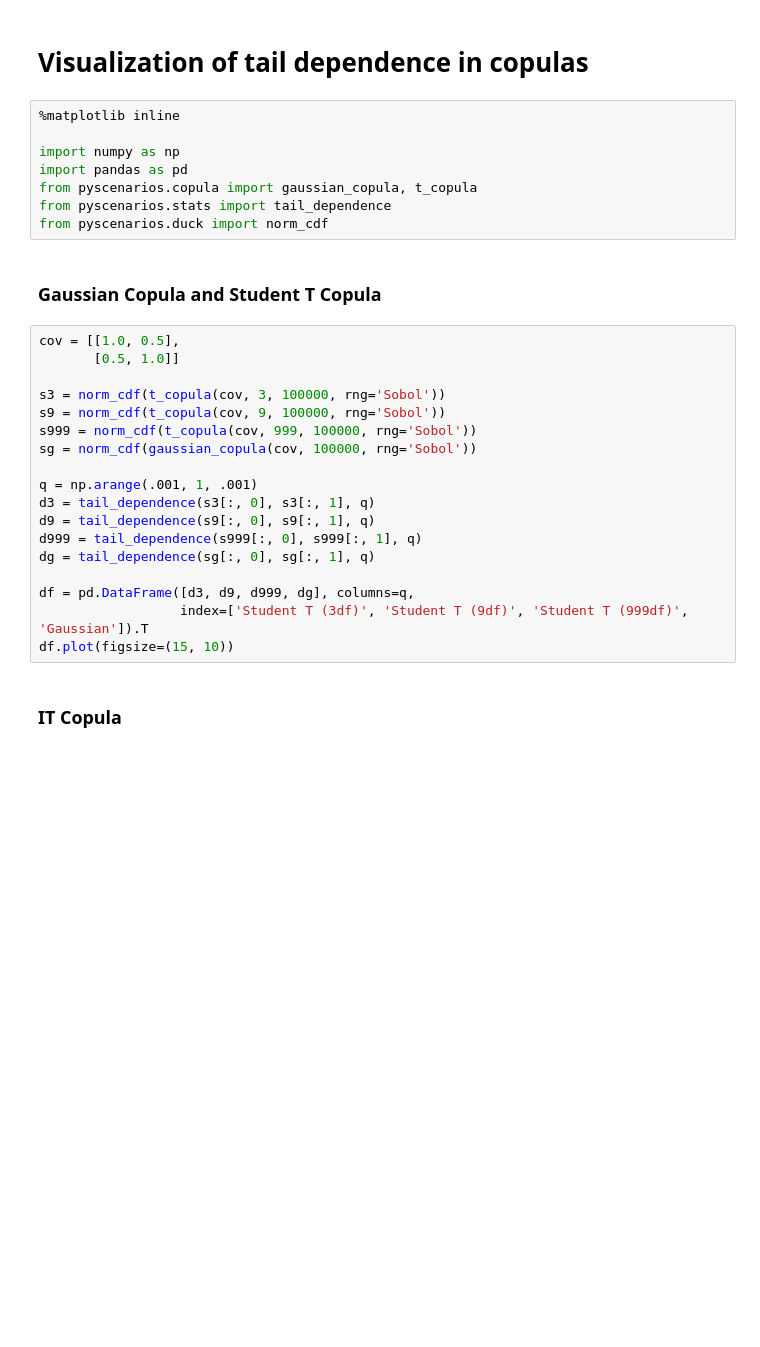
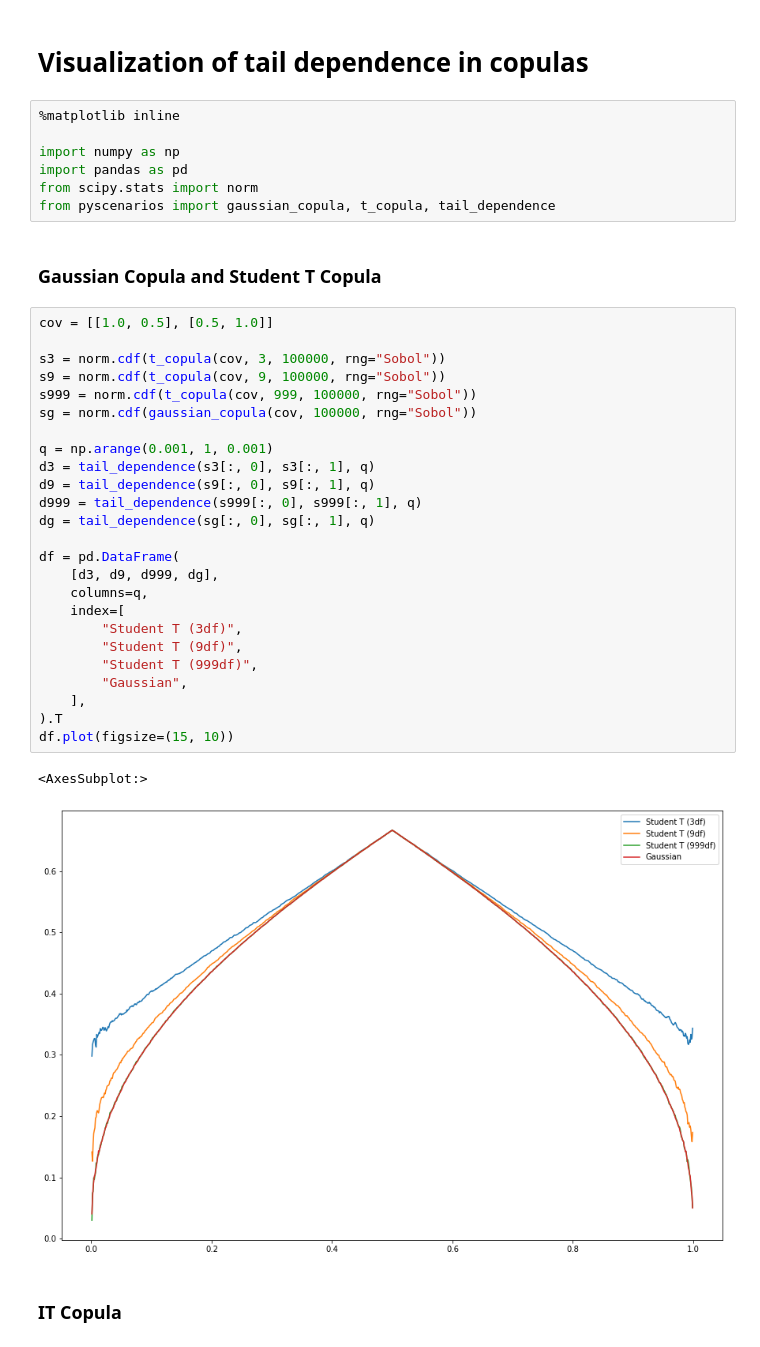
Before and after one commit to crusaderky/pyscenarios, a Jupyter notebook: notebooks/tail_dependence.ipynb, the cells around one changed output. Drawn from its saved outputs; the diff is of its cells as text; blank space fills up the shorter version.

```diff
--- a/notebooks/tail_dependence.ipynb
+++ b/notebooks/tail_dependence.ipynb
@@ -5,29 +5,38 @@
 
 import numpy as np
 import pandas as pd
-from pyscenarios.copula import gaussian_copula, t_copula
-from pyscenarios.stats import tail_dependence
-from pyscenarios.duck import norm_cdf
+from scipy.stats import norm
+from pyscenarios import gaussian_copula, t_copula, tail_dependence
 # %% [markdown]
 ### Gaussian Copula and Student T Copula
 # %%
-cov = [[1.0, 0.5],
-       [0.5, 1.0]]
+cov = [[1.0, 0.5], [0.5, 1.0]]
 
-s3 = norm_cdf(t_copula(cov, 3, 100000, rng='Sobol'))
-s9 = norm_cdf(t_copula(cov, 9, 100000, rng='Sobol'))
-s999 = norm_cdf(t_copula(cov, 999, 100000, rng='Sobol'))
-sg = norm_cdf(gaussian_copula(cov, 100000, rng='Sobol'))
+s3 = norm.cdf(t_copula(cov, 3, 100000, rng="Sobol"))
+s9 = norm.cdf(t_copula(cov, 9, 100000, rng="Sobol"))
+s999 = norm.cdf(t_copula(cov, 999, 100000, rng="Sobol"))
+sg = norm.cdf(gaussian_copula(cov, 100000, rng="Sobol"))
 
-q = np.arange(.001, 1, .001)
+q = np.arange(0.001, 1, 0.001)
 d3 = tail_dependence(s3[:, 0], s3[:, 1], q)
 d9 = tail_dependence(s9[:, 0], s9[:, 1], q)
 d999 = tail_dependence(s999[:, 0], s999[:, 1], q)
 dg = tail_dependence(sg[:, 0], sg[:, 1], q)
 
-df = pd.DataFrame([d3, d9, d999, dg], columns=q,
-                  index=['Student T (3df)', 'Student T (9df)', 'Student T (999df)', 'Gaussian']).T
+df = pd.DataFrame(
+    [d3, d9, d999, dg],
+    columns=q,
+    index=[
+        "Student T (3df)",
+        "Student T (9df)",
+        "Student T (999df)",
+        "Gaussian",
+    ],
+).T
 df.plot(figsize=(15, 10))
+# %% [output]
+<AxesSubplot:>
+[figure, added]
 # %% [markdown]
 ### IT Copula
 # %%
```
Also changed, not shown: parts of 1 cell of this notebook.
